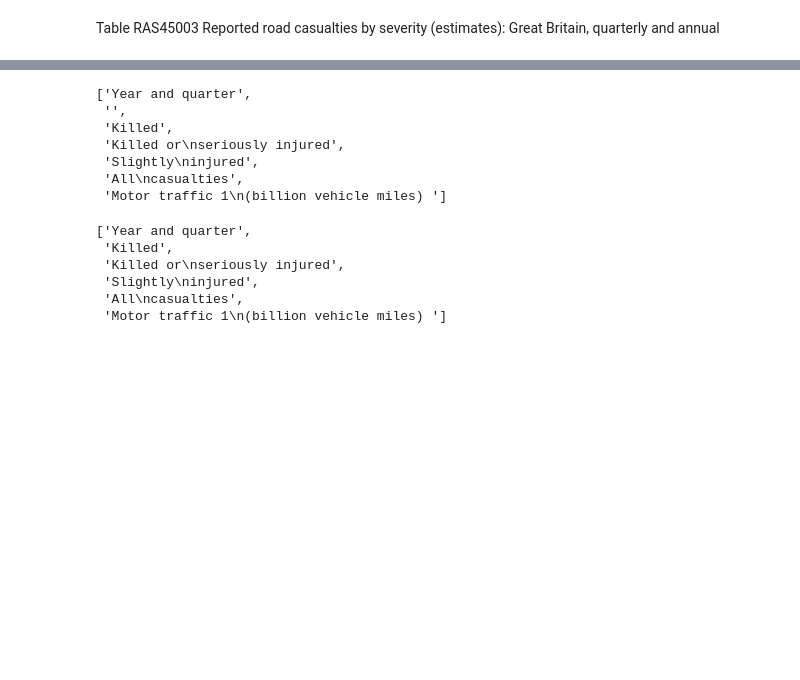
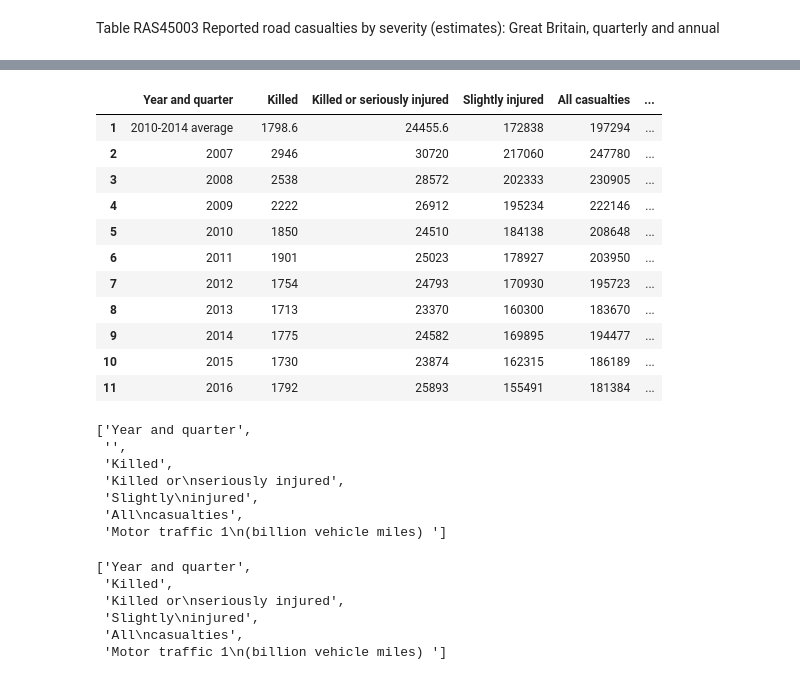
Before and after one commit to GSS-Cogs/DFT-alcohol-RAS51001, a Jupyter notebook: Reported road casualties in Great Britain, provisional estimates involving illegal alcohol levels.ipynb, the cells around one changed output, grey strips where cells are left out. Cells and saved outputs as stored; diff of their text form; code cells hidden in the pictures; blank space fills up the shorter version.

Commit message:
Use gssutils.

```diff
--- a/Reported road casualties in Great Britain, provisional estimates involving illegal alcohol levels.ipynb
+++ b/Reported road casualties in Great Britain, provisional estimates involving illegal alcohol levels.ipynb
@@ -85,0 +4,5 @@ observations.head()
+# %%
+from gssutils import *
+
+scraper = Scraper('https://www.gov.uk/government/statistical-data-sets/ras45-quarterly-statistics')
+scraper
@@ -86,3 +30,23 @@ observations.head()
+# %%
+df = scraper.distribution(
+    title='Reported road casualties by severity (estimates): Great Britain, quarterly and annual'
+).as_pandas(sheet_name='ras45003', start_row = 6,
+            row_limit = 12, start_column = 0, column_limit = 7)
+observations = df.rename(columns=df.iloc[0]).drop(df.index[0])
+observations
+# %% [output]
+|  | Year and quarter |  | Killed | Killed or seriously injured | Slightly injured | All casualties | ... |
+| 1 | 2010-2014 average |  | 1798.6 | 24455.6 | 172838 | 197294 | ... |
+| 2 | 2007 |  | 2946 | 30720 | 217060 | 247780 | ... |
+| 3 | 2008 |  | 2538 | 28572 | 202333 | 230905 | ... |
+| 4 | 2009 |  | 2222 | 26912 | 195234 | 222146 | ... |
+| 5 | 2010 |  | 1850 | 24510 | 184138 | 208648 | ... |
+| 6 | 2011 |  | 1901 | 25023 | 178927 | 203950 | ... |
+| 7 | 2012 |  | 1754 | 24793 | 170930 | 195723 | ... |
+| 8 | 2013 |  | 1713 | 23370 | 160300 | 183670 | ... |
+| 9 | 2014 |  | 1775 | 24582 | 169895 | 194477 | ... |
+| 10 | 2015 |  | 1730 | 23874 | 162315 | 186189 | ... |
+| 11 | 2016 |  | 1792 | 25893 | 155491 | 181384 | ... |
 # %%
 list(observations)
 # %% [output]
```
Also changed, not shown: parts of 12 cells of this notebook, 1 other file.
